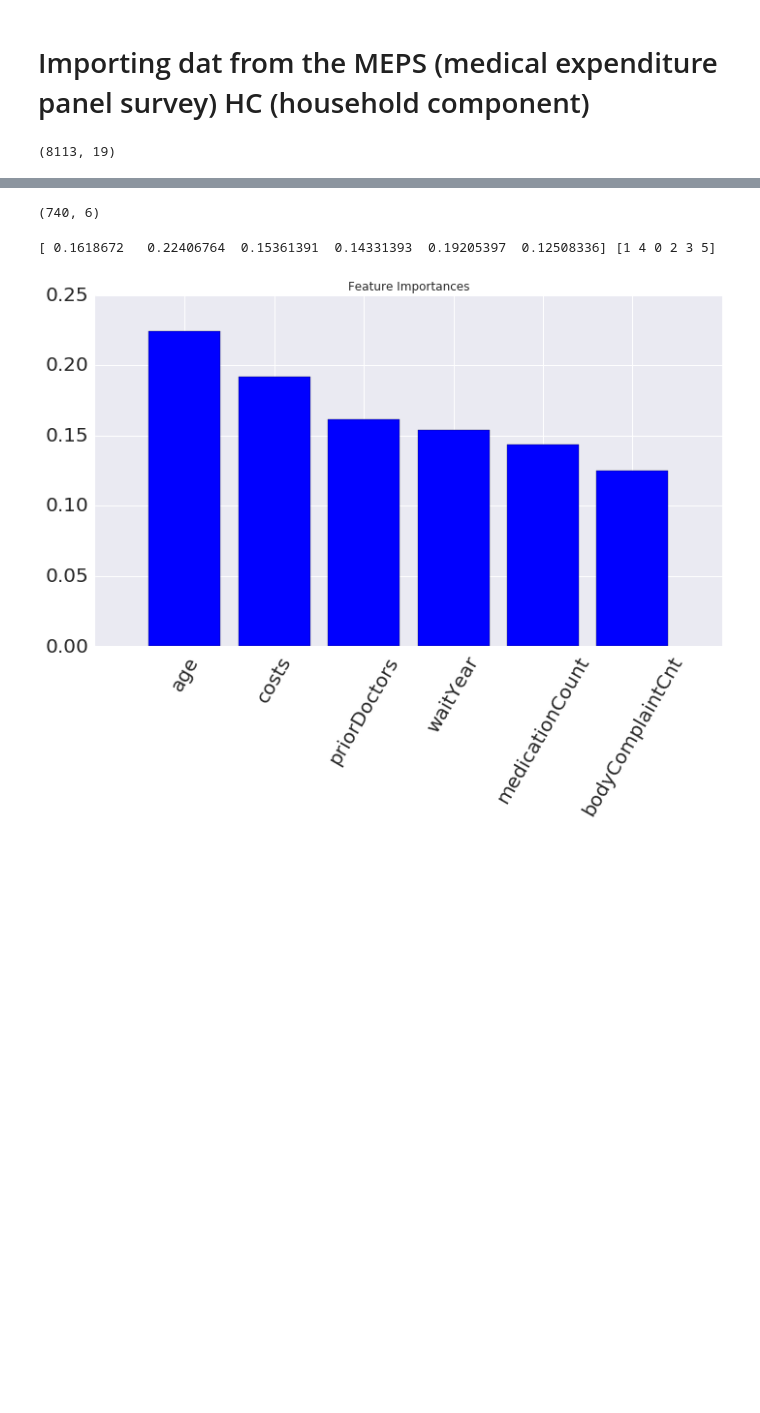
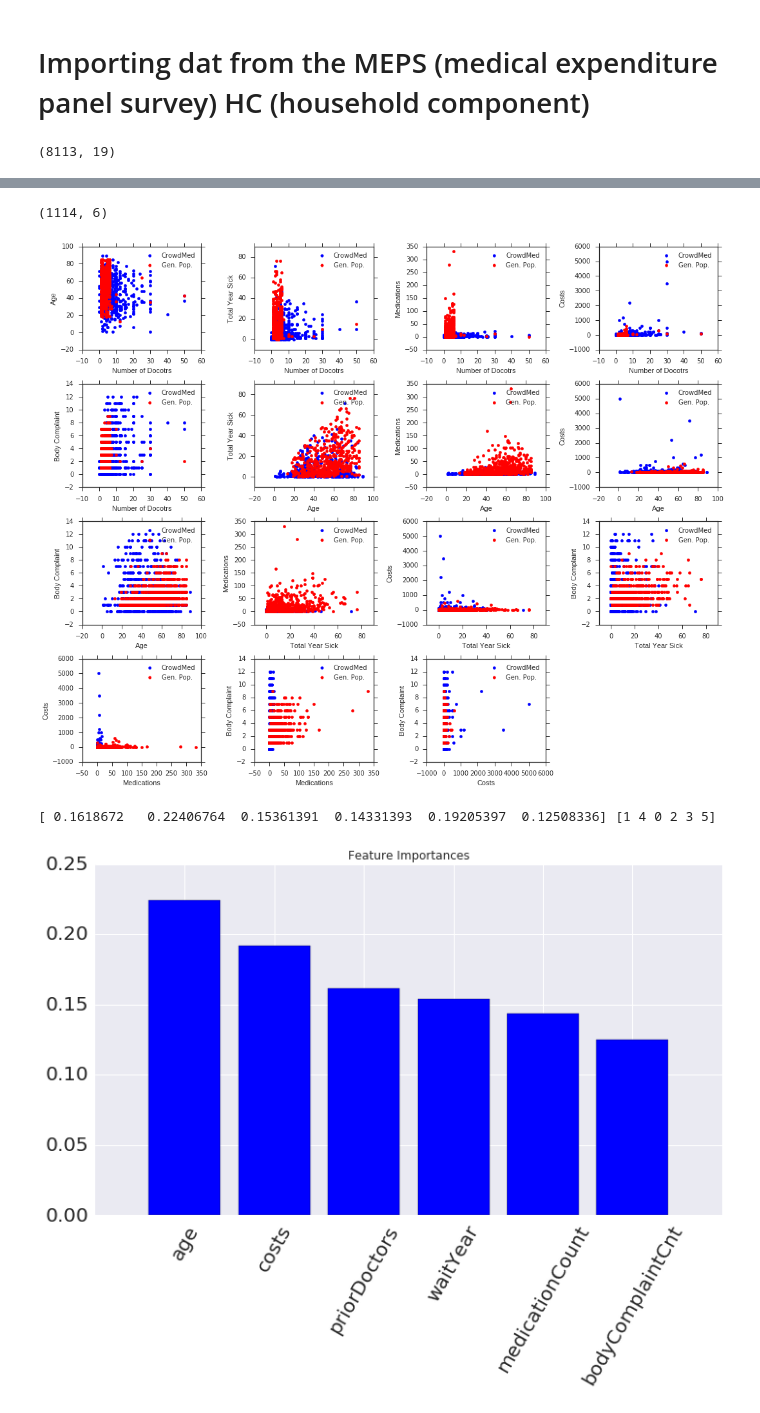
Before and after one commit to mhaytmyr/Insight, a Jupyter notebook: Week4.ipynb, the cells around one changed output, grey strips where cells are left out. Cells and saved outputs as stored; diff of their text form; code cells hidden in the pictures; blank space fills up the shorter version.

```diff
--- a/Week4.ipynb
+++ b/Week4.ipynb
@@ -390,9 +397,14 @@ features = ['priorDoctors','age','waitYear','medicationCount','costs','rating','
 #here subset = ['insight','rating','share'] if how='all', everything has to be NaN
 data = allMerged[features].dropna(subset=['costs','rating'],how='any')
 #data = allMerged[features].dropna(subset=['rating'],how='any')
-#bkg = genPop[features]
-#mergedDF = pd.concat([data,bkg])
+
+control = genPop[features].drop(['rating'],axis=1)
+#mergedDF = pd.concat([data,control])
 mergedDF = data
 
 #data = pd.concat([cleaned,controlData])
 X_new,y_new = mergedDF[features].drop(['rating'],axis=1), mergedDF['rating']
+columns = X_new.columns.values
+#labels = {i:columns[i] for i in range(X_new.shape[1])}
+columns = ['Number of Docotrs','Age','Total Year Sick','Medications','Costs','Body Complaint']
+#X_new.describe()
@@ -429,16 +412,45 @@ plt.show()
 from imblearn.under_sampling import ClusterCentroids
 from imblearn.under_sampling import RandomUnderSampler
 from imblearn.over_sampling import RandomOverSampler
+from imblearn.over_sampling import SMOTE
 
 ros = RandomOverSampler()
 rus = RandomUnderSampler()
-import seaborn as sns
-sns.set()
-#X, y = ros.fit_sample(X_new, y_new)
-X,y = X_new, y_new
+
+#X, y = rus.fit_sample(X_new, y_new)
+#X,y = X_new, y_new
+
+# Apply regular SMOTE
+sm = SMOTE(kind='regular')
+X, y = sm.fit_sample(X_new, y_new)
+#X_res_vis = pca.transform(X_resampled)
 X.shape
 # %% [output]
-(740, 6)
+(1114, 6)
+# %%
+fig = plt.figure(figsize=(15,12))
+fig.subplots_adjust(hspace=.5)
+components, count = range(X.shape[1]), 1
+
+for i in components:
+    for j in components:
+        if j<=i:
+            continue
+        #subplot = '35'+str(count)
+        #print(i,j,count)
+        subplot = fig.add_subplot(4,4,count)
+        subplot.scatter(X[y==1,i], X[y==1, j], color='Blue', label='CrowdMed')
+        subplot.scatter(X[y==0,i], X[y==0, j], color='Red', label='Gen. Pop.')
+        xLabel,yLabel = columns[i], columns[j]
+        subplot.set_xlabel(xLabel)
+        subplot.set_ylabel(yLabel)
+        count+=1
+        plt.legend()
+
+plt.tight_layout()
+plt.show()
+# %% [output]
+[figure, added]
 # %%
 from sklearn.ensemble import RandomForestClassifier
 import numpy as np
```
Also changed, not shown: parts of 18 cells of this notebook.
